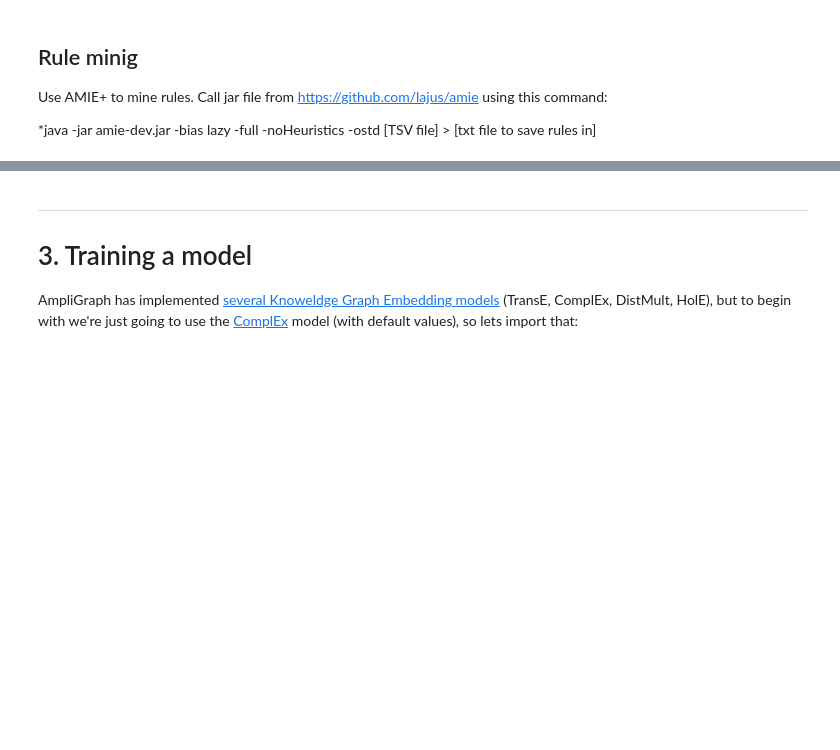
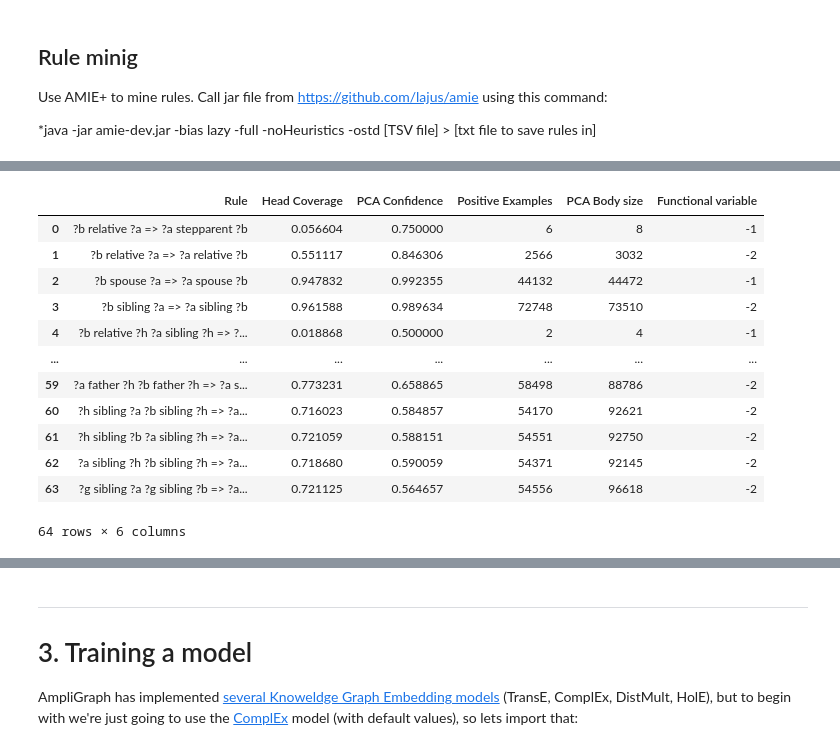
Before and after one commit to JohannaJo/master-latex-template, a Jupyter notebook: code/pykeen_wikidata.ipynb, the cells around one changed output, grey strips where cells are left out. Drawn from its saved outputs; the diff is of its cells as text; code cells hidden in the pictures; blank space fills up the shorter version.

Commit message:
Extracted renames predicate rules
Now all that remains i checking the difference between the two sets of mined rules

```diff
--- a/code/pykeen_wikidata.ipynb
+++ b/code/pykeen_wikidata.ipynb
@@ -190,0 +147,18 @@ family_mining_results = pd.read_csv("family_mining_cleaned.txt", sep="\t", names
+# %%
+family_mining_results = pd.read_csv("family_mined_rules_cleaned.txt", sep="\t", names=["Rule", "Head Coverage", "PCA Confidence", "Positive Examples", "PCA Body size", "Functional variable"], skiprows = 1)
+# %%
+family_mining_results
+# %% [output]
+|  | Rule | Head Coverage | PCA Confidence | Positive Examples | PCA Body size | Functional variable |
+| 0 | ?b relative ?a => ?a stepparent ?b | 0.056604 | 0.750000 | 6 | 8 | -1 |
+| 1 | ?b relative ?a => ?a relative ?b | 0.551117 | 0.846306 | 2566 | 3032 | -2 |
+| 2 | ?b spouse ?a => ?a spouse ?b | 0.947832 | 0.992355 | 44132 | 44472 | -1 |
+| 3 | ?b sibling ?a => ?a sibling ?b | 0.961588 | 0.989634 | 72748 | 73510 | -2 |
+| 4 | ?b relative ?h ?a sibling ?h => ?... | 0.018868 | 0.500000 | 2 | 4 | -1 |
+| ... | ... | ... | ... | ... | ... | ... |
+| 59 | ?a father ?h ?b father ?h => ?a s... | 0.773231 | 0.658865 | 58498 | 88786 | -2 |
+| 60 | ?h sibling ?a ?b sibling ?h => ?a... | 0.716023 | 0.584857 | 54170 | 92621 | -2 |
+| 61 | ?h sibling ?b ?a sibling ?h => ?a... | 0.721059 | 0.588151 | 54551 | 92750 | -2 |
+| 62 | ?a sibling ?h ?b sibling ?h => ?a... | 0.718680 | 0.590059 | 54371 | 92145 | -2 |
+| 63 | ?g sibling ?a ?g sibling ?b => ?a... | 0.721125 | 0.564657 | 54556 | 96618 | -2 |
+64 rows × 6 columns
```
Also changed, not shown: parts of 16 cells of this notebook.
